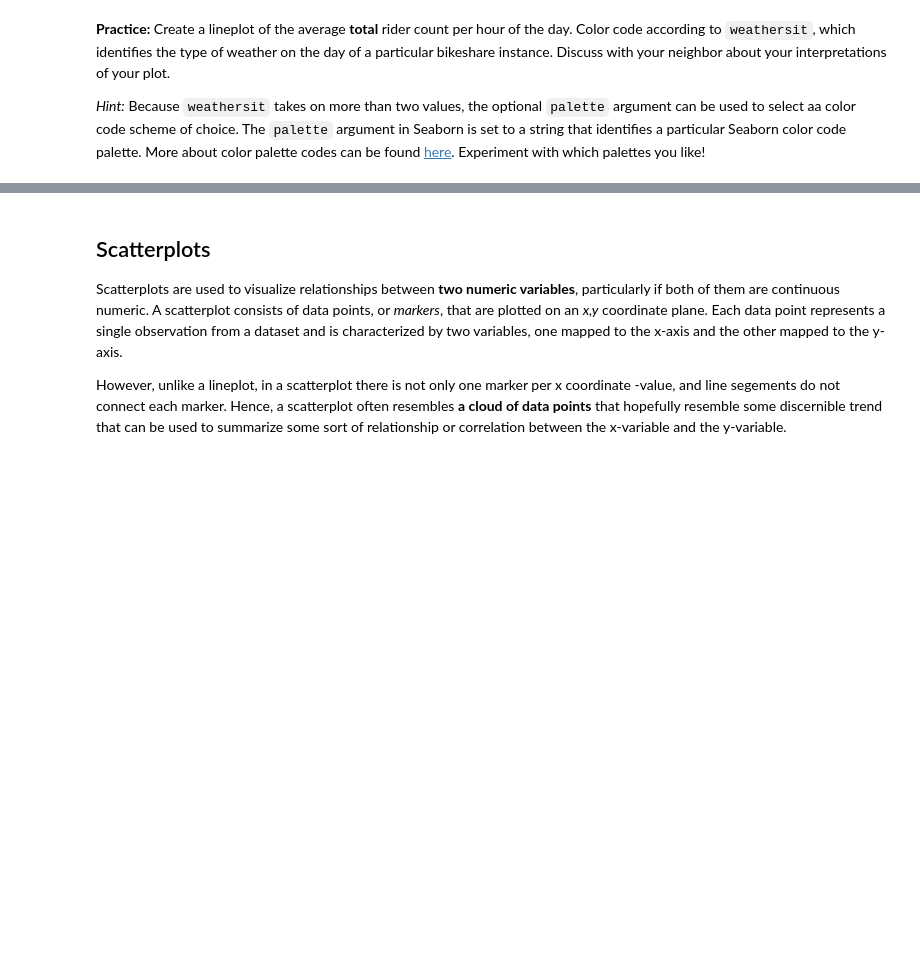
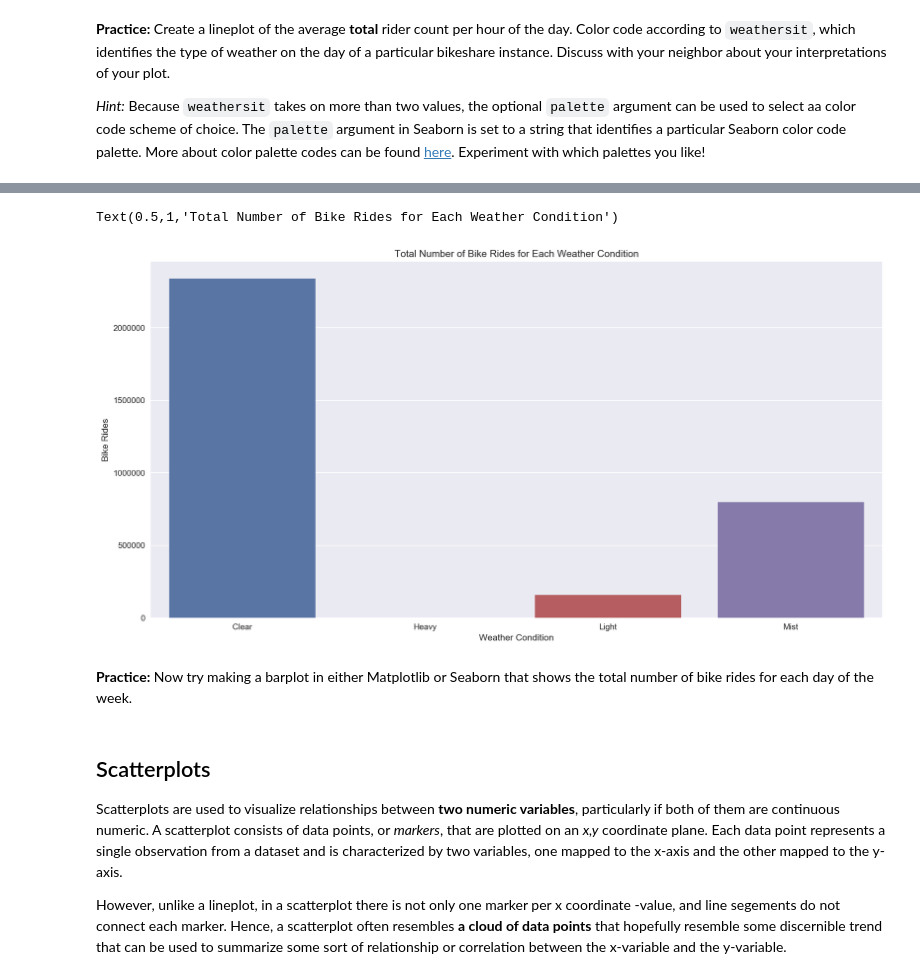
Before and after one commit to SUSA-org/Fall-2019-Career-Exploration, a Jupyter notebook: Lectures/Lecture4/Data_Visualization.ipynb, the cells around one changed output, grey strips where cells are left out. Saved outputs shown, nothing was run; the diff lists cells and outputs as text; code cells hidden in the pictures; blank space fills up the shorter version.

```diff
--- a/Lectures/Lecture4/Data_Visualization.ipynb
+++ b/Lectures/Lecture4/Data_Visualization.ipynb
@@ -210,0 +318,11 @@ sns.lineplot(data=bike, x="hr", y="registered", hue="workingday")
+# %%
+# Seaborn
+sns.barplot(x = weather.index , y = 'cnt', data = weather);
+plt.xlabel("Weather Condition")
+plt.ylabel("Bike Rides")
+plt.title("Total Number of Bike Rides for Each Weather Condition")
+# %% [output]
+Text(0.5,1,'Total Number of Bike Rides for Each Weather Condition')
+[figure, added]
+# %% [markdown]
+**Practice:** Now try making a barplot in either Matplotlib or Seaborn that shows the total number of bike rides for each day of the week.
```
Also changed, not shown: parts of 28 cells of this notebook.
